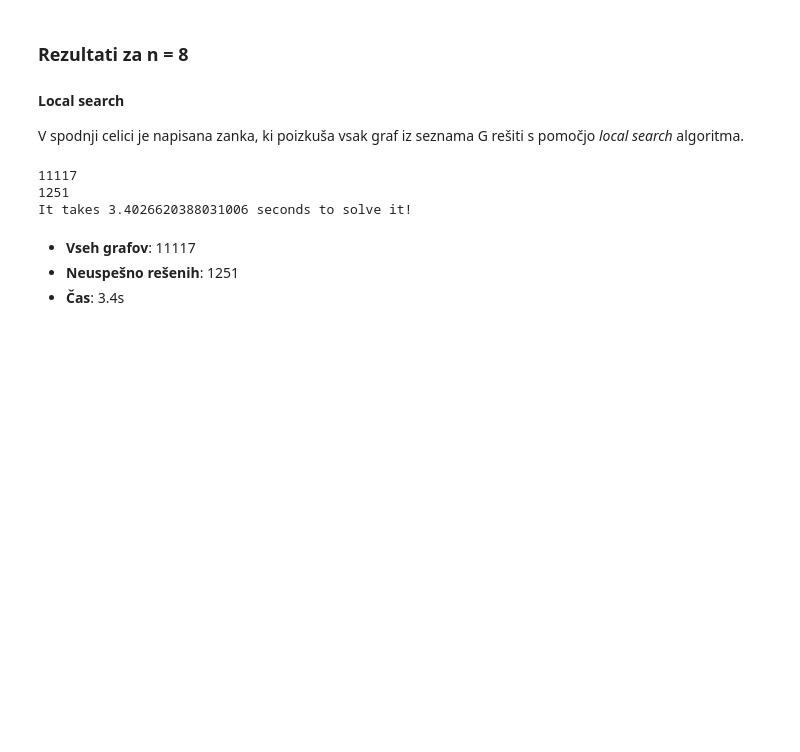
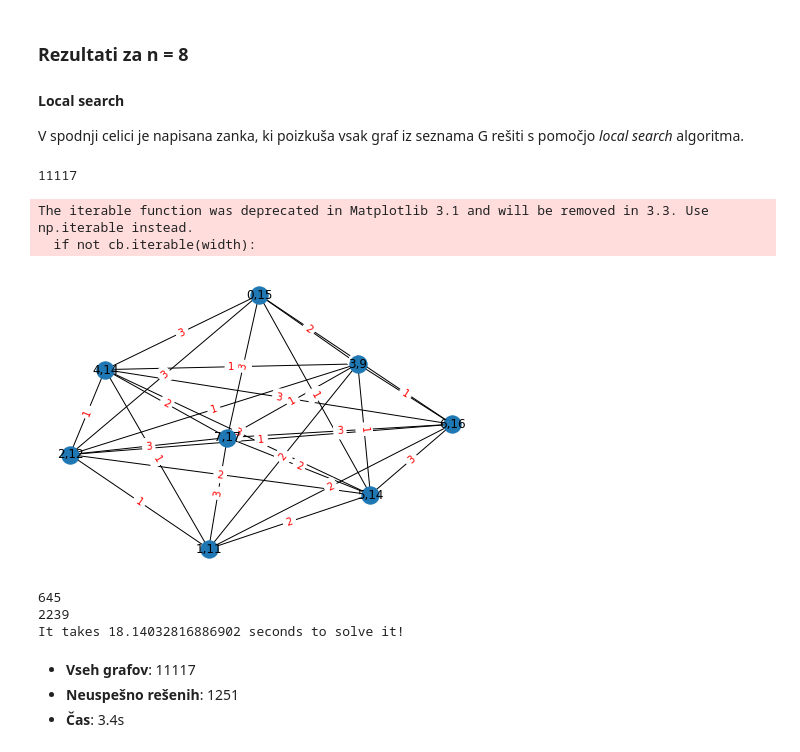
Before and after one commit to gasperxy/Magistersa-Naloga, a Jupyter notebook: Koda/test_notebook.ipynb, the cells around one changed output. Drawn from its saved outputs; the diff is of its cells as text; code cells hidden in the pictures; blank space fills up the shorter version.

```diff
--- a/Koda/test_notebook.ipynb
+++ b/Koda/test_notebook.ipynb
@@ -50,23 +50,32 @@ V spodnji celici je napisana zanka, ki poizkuša vsak graf iz seznama G rešiti
 # %%
 l = None
 print(len(G))
 not_solvable = []
+rand = 0
 start_time = time.time()
 for i in range(len(G)):
     g = Graph(G[i])
     g.randomize_weights()
     if len(g.conflicts) != 0:
         succ = g.solve()
         if succ == False:
             not_solvable.append(i)
             l=g
+    else:
+        rand += 1
 
+l.draw()
 print(len(not_solvable))
+print(rand)
 print('It takes {0} seconds to solve it!'.format(str( time.time() - start_time)))
 # %% [output]
 11117
-1251
-It takes 3.4026620388031006 seconds to solve it!
+The iterable function was deprecated in Matplotlib 3.1 and will be removed in 3.3. Use np.iterable instead.
+  if not cb.iterable(width):
+[figure, added]
+645
+2239
+It takes 18.14032816886902 seconds to solve it!
 # %% [markdown]
 * **Vseh grafov**: 11117
 * **Neuspešno rešenih**: 1251
```
Also changed, not shown: parts of 10 cells of this notebook, 8 other files.
